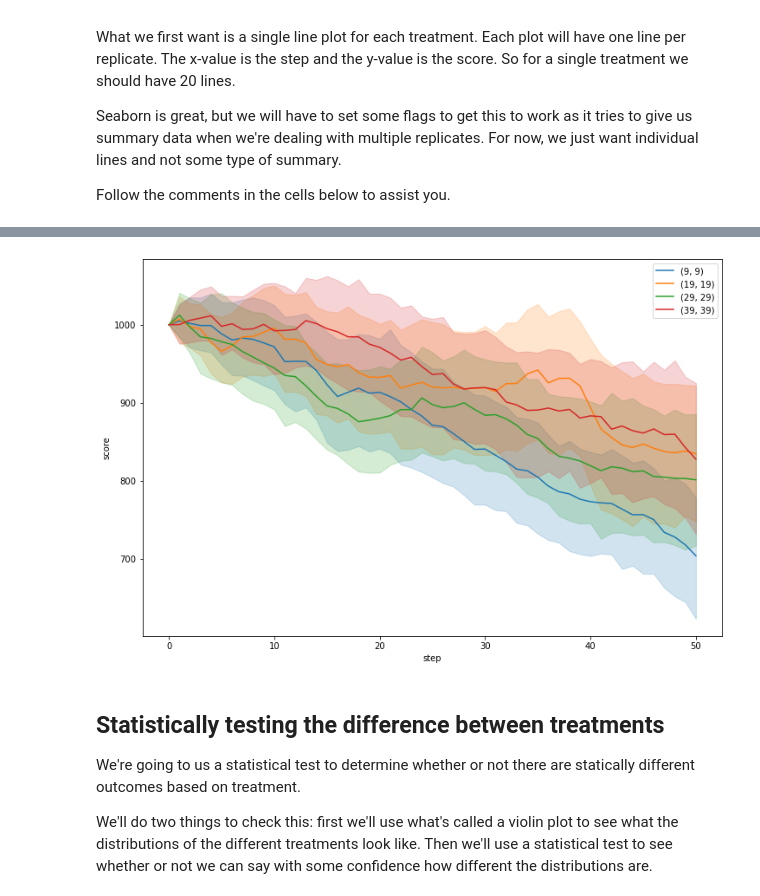
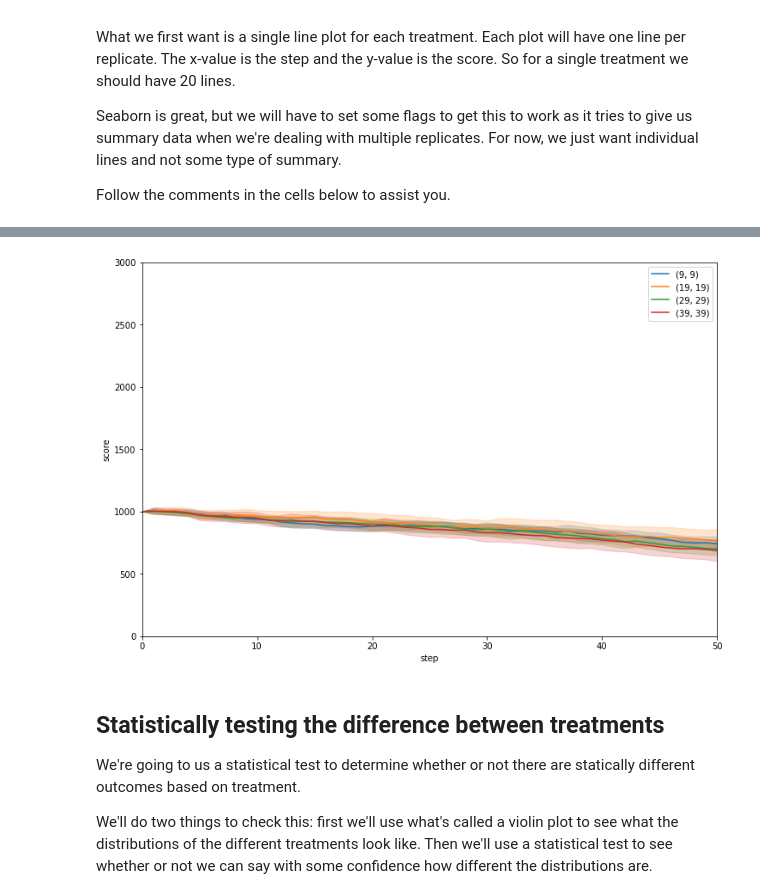
Before and after one commit to kirannivas2/Data-Science, a Jupyter notebook: Labs/Lab 05/lab05-world-size-random-corner.ipynb, the cells around one changed output, grey strips where cells are left out. Cells and saved outputs as stored; diff of their text form; code cells hidden in the pictures.

```diff
--- a/Labs/Lab 05/lab05-world-size-random-corner.ipynb
+++ b/Labs/Lab 05/lab05-world-size-random-corner.ipynb
@@ -314,9 +341,10 @@ treatment_dict =  {key:by_treatment.get_group(key) for key in by_treatment.group
 # plt.xlim(0,50)
 
 
-for treatment, data in treatment_dict.items():
+for treatment in by_treatment.groups.keys():
+    data = by_treatment.get_group(treatment)
     plt.figure()
-    sns.lineplot(data=data, x='step', y='score', hue='replicate', estimator=None)
+    sns.lineplot(data=data, x='step', y='score', hue='replicate',estimator=None)
     plt.title(treatment)
     plt.xlim(0,50)
     plt.ylim(0,3000)
@@ -328,25 +356,28 @@ for treatment, data in treatment_dict.items():
 # %%
 # Now we should have a graph for each of our treatments
 # showing the score over time.  There will be one line
 # per replicate.  We can combine these plots into
 # a single plot if we'd like.  Let's try that again but
 # this time use the treatment name (dictionary key) as the
 # `hue` and get rid of extra calls to plt.figure().
 
 # We'll use the lineplot arguments: data, x, y, and label
 # to plot the above plots all in one with the appropriate
 # label.  Also use the argument: `estimator='mean'`.  We'll
 # also get the 95% confidence interval around that value
 # in a lighter shade.
 
 # In the end you'll have one plot with colored lines and
 # confidence intervals for each treatment
+plt.figure()
 
-plt.figure()
-for treatment, data in treatment_dict.items():
-    sns.lineplot(data=data, x='step', y='score', label=treatment, estimator='mean')
+for treatment in by_treatment.groups.keys():
+    data = by_treatment.get_group(treatment)
+    sns.lineplot(data=data, x='step', y='score', estimator='mean',label=treatment)
+    plt.xlim(0,50)
+    plt.ylim(0,3000)
 # %% [output]
-[figure, old version]
+[figure, new version]
 # %% [markdown]
 ## Statistically testing the difference between treatments
 
```
Also changed, not shown: parts of 12 cells of this notebook, 2 other files.
